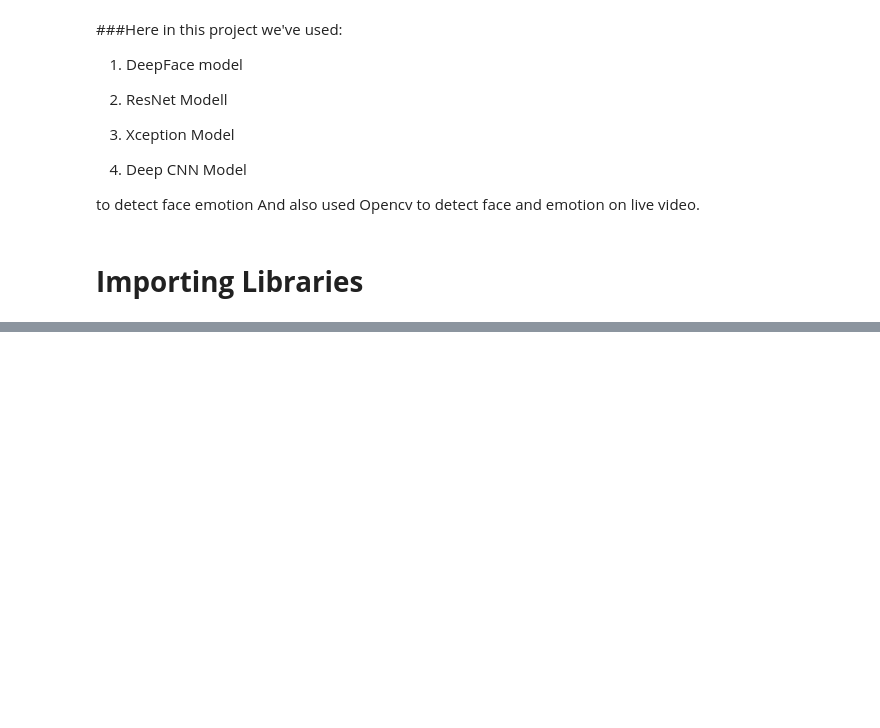
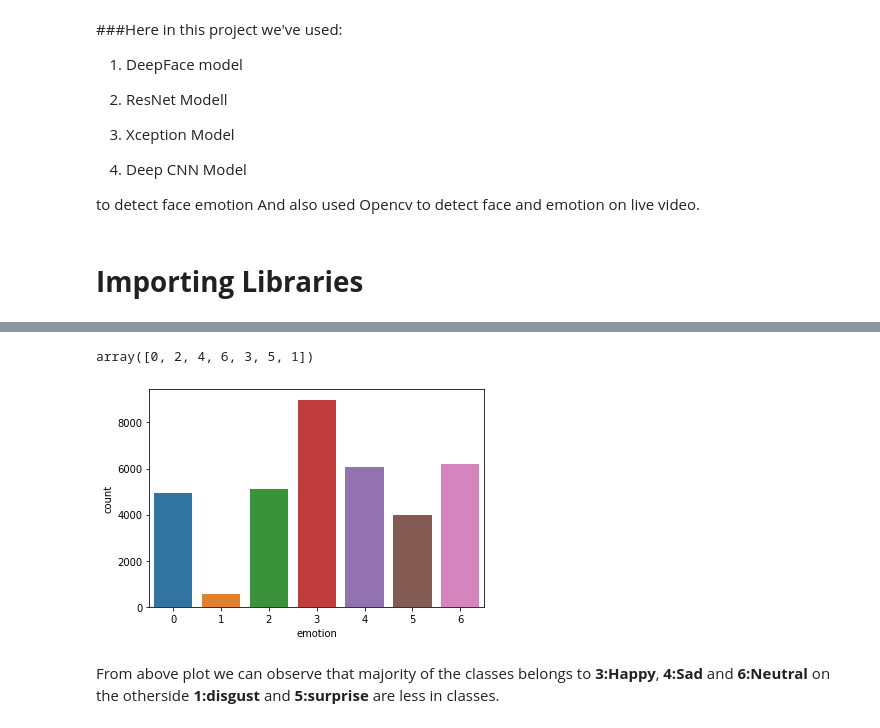
Before and after one commit to RITIK1442840127/Face-emotion-Recognition, a Jupyter notebook: Face_emotion_Recognition_,Ritik_Tiwari.ipynb, the cells around one changed output, grey strips where cells are left out. Cells and saved outputs as stored; diff of their text form; code cells hidden in the pictures; blank space fills up the shorter version.

Commit message:
4th commit of 5th project

```diff
--- a/Face_emotion_Recognition_,Ritik_Tiwari.ipynb
+++ b/Face_emotion_Recognition_,Ritik_Tiwari.ipynb
@@ -104,0 +129,3 @@ image_size=(48,48)
+# %%
+# Reading CSV file
+df = pd.read_csv('/content/gdrive/MyDrive/Project-5; Face Emotion Recognition/data/fer2013/fer2013.csv')
@@ -104,0 +147,5 @@ image_size=(48,48)
+# %%
+# Return unique values emotion
+df.emotion.unique()
+# %% [output]
+array([0, 2, 4, 6, 3, 5, 1])
@@ -104,0 +155,8 @@ image_size=(48,48)
+# %%
+# Plotting distribution of emotions
+sns.countplot(df.emotion)
+plt.show()
+# %% [output]
+[figure, added]
+# %% [markdown]
+From above plot we can observe that majority of the classes belongs to **3:Happy**, **4:Sad** and **6:Neutral** on the otherside **1:disgust** and **5:surprise** are less in classes.
```
Also changed, not shown: parts of 7 cells of this notebook.
